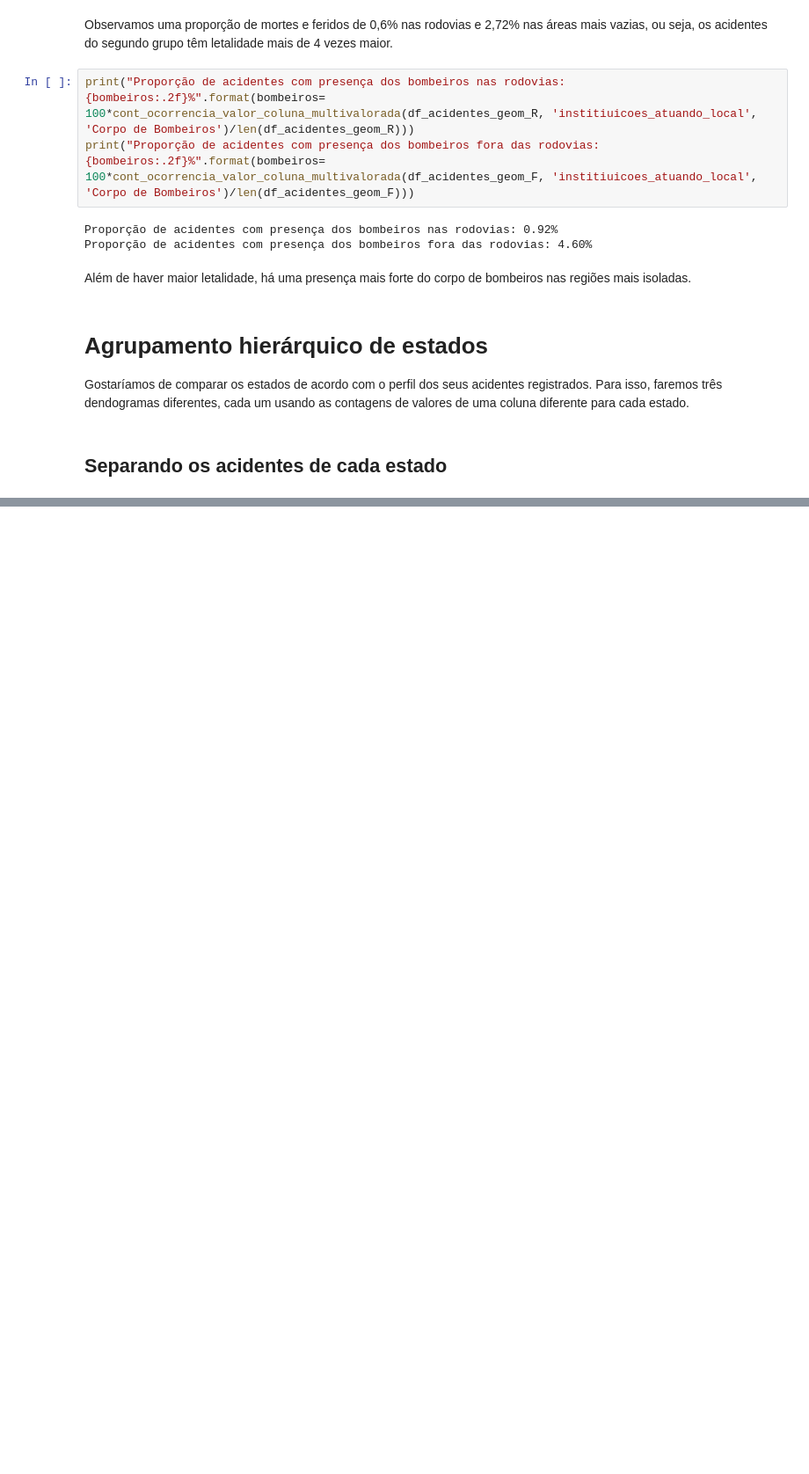
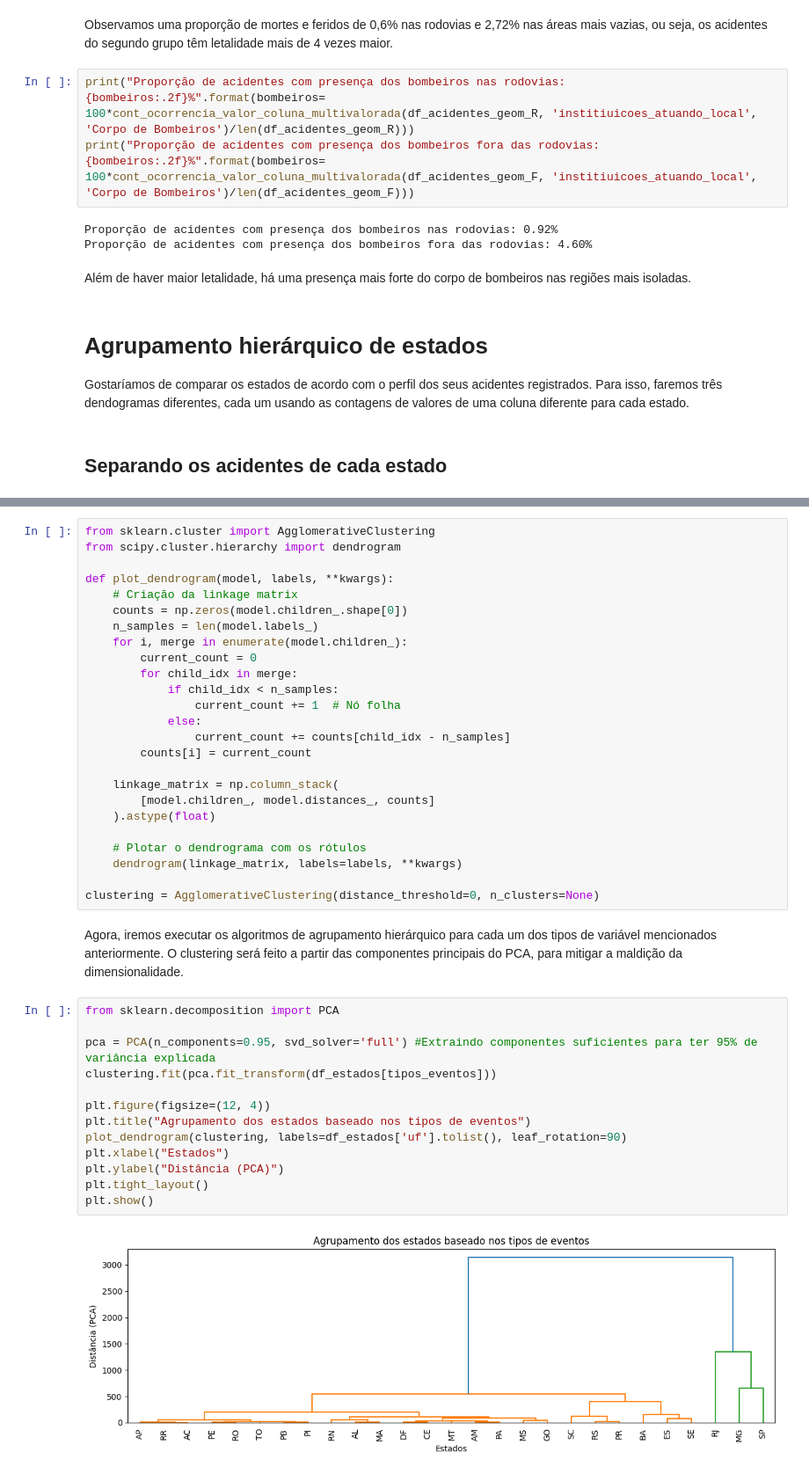
Before and after one commit to mariabrandaob/PCD-2-IBAMA, a Jupyter notebook: PCD_2_IBAMA.ipynb, the cells around one changed output, grey strips where cells are left out. Shown at 88% size. Saved outputs shown, nothing was run; the diff lists cells and outputs as text; blank space fills up the shorter version.

```diff
--- a/PCD_2_IBAMA.ipynb
+++ b/PCD_2_IBAMA.ipynb
@@ -1440,0 +1440,42 @@ The behavior of DataFrame concatenation with empty or all-NA entries is deprecat
+# %%
+from sklearn.cluster import AgglomerativeClustering
+from scipy.cluster.hierarchy import dendrogram
+
+def plot_dendrogram(model, labels, **kwargs):
+    # Criação da linkage matrix
+    counts = np.zeros(model.children_.shape[0])
+    n_samples = len(model.labels_)
+    for i, merge in enumerate(model.children_):
+        current_count = 0
+        for child_idx in merge:
+            if child_idx < n_samples:
+                current_count += 1  # Nó folha
+            else:
+                current_count += counts[child_idx - n_samples]
+        counts[i] = current_count
+
+    linkage_matrix = np.column_stack(
+        [model.children_, model.distances_, counts]
+    ).astype(float)
+
+    # Plotar o dendrograma com os rótulos
+    dendrogram(linkage_matrix, labels=labels, **kwargs)
+
+clustering = AgglomerativeClustering(distance_threshold=0, n_clusters=None)
+# %% [markdown]
+Agora, iremos executar os algoritmos de agrupamento hierárquico para cada um dos tipos de variável mencionados anteriormente. O clustering será feito a partir das componentes principais do PCA, para mitigar a maldição da dimensionalidade.
+# %%
+from sklearn.decomposition import PCA
+
+pca = PCA(n_components=0.95, svd_solver='full') #Extraindo componentes suficientes para ter 95% de variância explicada
+clustering.fit(pca.fit_transform(df_estados[tipos_eventos]))
+
+plt.figure(figsize=(12, 4))
+plt.title("Agrupamento dos estados baseado nos tipos de eventos")
+plot_dendrogram(clustering, labels=df_estados['uf'].tolist(), leaf_rotation=90)
+plt.xlabel("Estados")
+plt.ylabel("Distância (PCA)")
+plt.tight_layout()
+plt.show()
+# %% [output]
+[figure, added]
```
Also changed, not shown: parts of 8 cells of this notebook.
